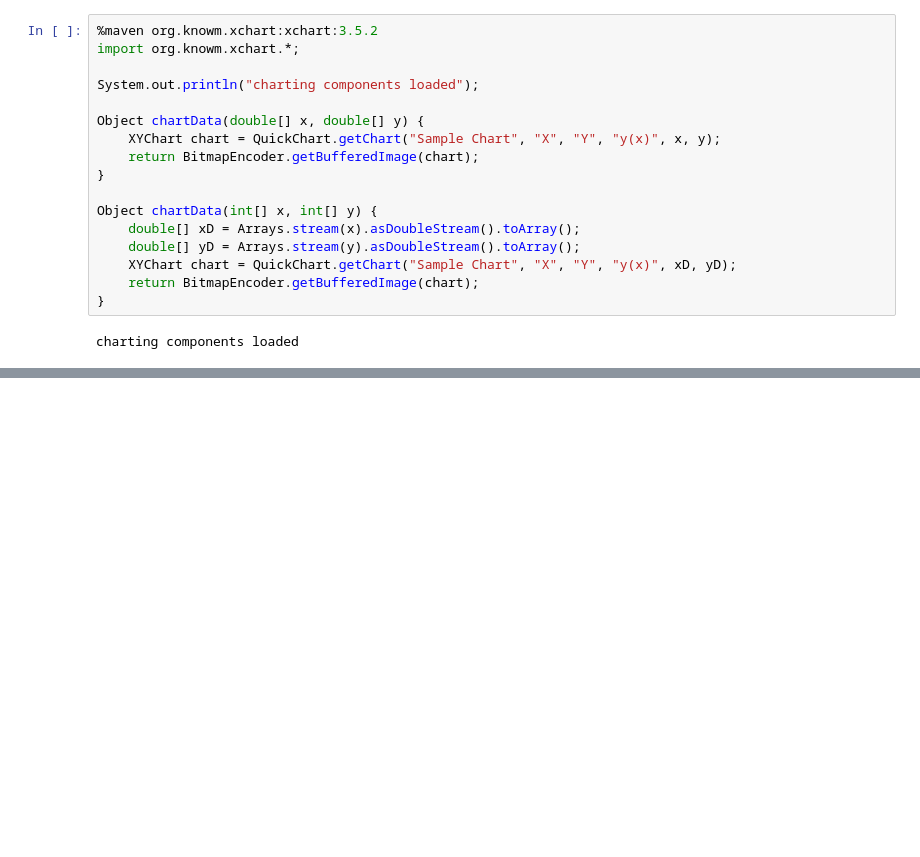
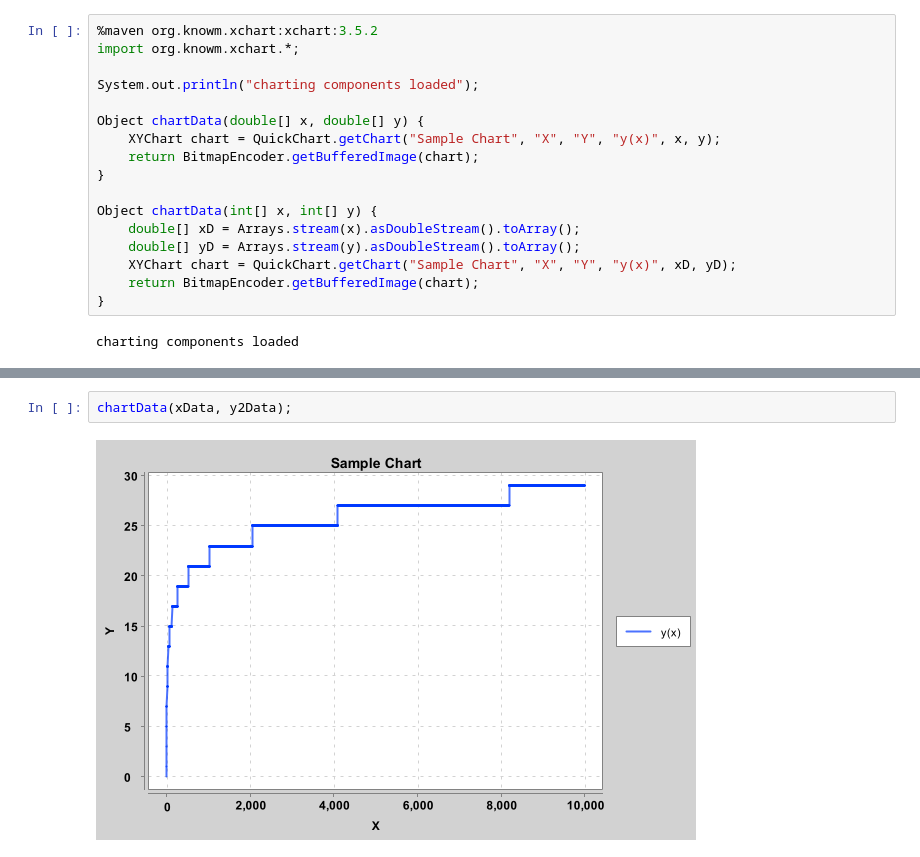
Before and after one commit to cicorias/java-nb, a Jupyter notebook: Q5 Short Answer 4.ipynb, the cells around one changed output, grey strips where cells are left out. Cells and saved outputs as stored; diff of their text form; blank space fills up the shorter version.

```diff
--- a/Q5 Short Answer 4.ipynb
+++ b/Q5 Short Answer 4.ipynb
@@ -65,0 +152,4 @@ x:= 90   counter:= 1510
+# %%
+chartData(xData, y2Data);
+# %% [output]
+[figure, added]
```
Also changed, not shown: parts of 4 cells of this notebook, 1 other file.
